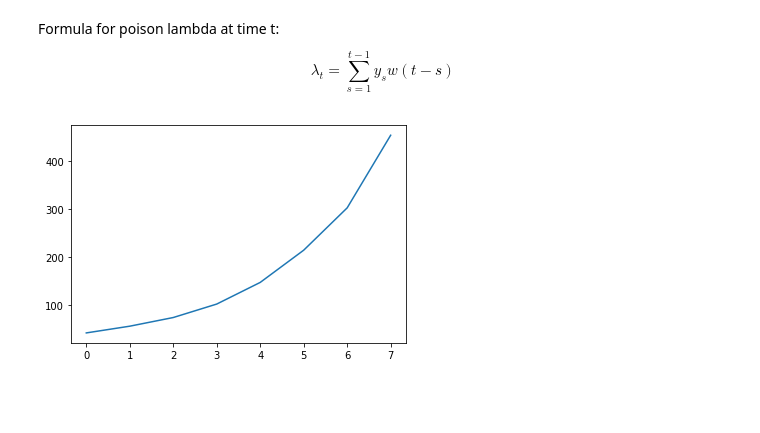
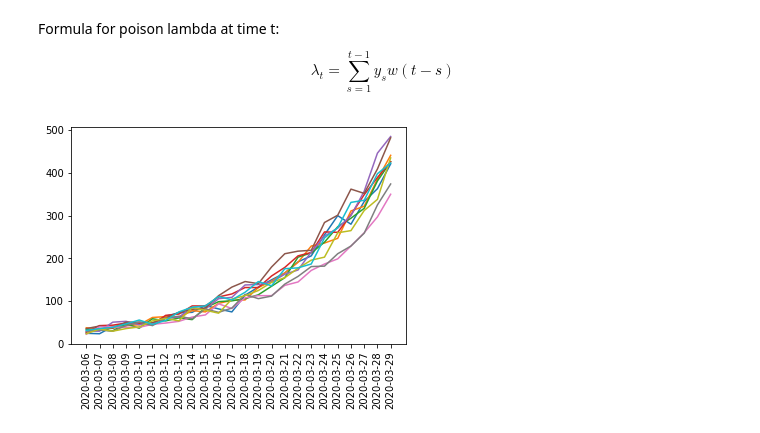
Before and after one commit to rogeriochaves/covid19-estimation-from-deaths, a Jupyter notebook: covid19.ipynb, the cells around one changed output. Drawn from its saved outputs; the diff is of its cells as text; code cells hidden in the pictures; blank space fills up the shorter version.

Commit message:
Finally reproduce R implementation

```diff
--- a/covid19.ipynb
+++ b/covid19.ipynb
@@ -30,0 +24,16 @@ plt.plot(days, [ serial_interval(n) for n in days ], label='lognorm pdf');
+# %%
+days = list(range(0, 50))
+
+# From R implementation, discrete lognorm distribution
+serial_intervals = [0.07304178, 0.1380941983, 0.1254991537, 0.1031686847, 0.0833675732, 0.0675321901,
+0.0551452103, 0.0454561453, 0.0378228034, 0.0317515990, 0.0268743872,
+0.0229180320, 0.0196790215, 0.0170044781, 0.0147784468, 0.0129120896,
+0.0113366661, 0.0099984770, 0.0088551917, 0.0078731556, 0.0070253962,
+0.0062901340, 0.0056496578, 0.0050894699, 0.0045976289, 0.0041642418,
+0.0037810675, 0.0034412056, 0.0031388501, 0.0028690930, 0.0026277681,
+0.0024113235, 0.0022167196, 0.0020413456, 0.0018829508, 0.0017395888,
+0.0016095705, 0.0014914261, 0.0013838725, 0.0012857867, 0.0011961830,
+0.0011141943, 0.0010390555, 0.0009700905, 0.0009066999, 0.0008483516,
+0.0007945720, 0.0007449388, 0.0006990746, 0.0006566419, 0.0006173378]
+
+plt.plot(days, [ serial_intervals[n] for n in days ], label='lognorm pdf');
@@ -50,20 +61,43 @@ Formula for poison lambda at time t:
 
 $$\lambda_t = \sum_{s = 1}^{t - 1} y_s w(t - s)$$
 # %%
-# Example a single death
-death = "2020-03-24"
+import datetime
+
 reproduction_number = 2
 
-probable_days_ago_onset = int(np.random.gamma(shape, rate) * 10)
-n_cases_per_day = np.random.geometric(case_fatality_ratio)
-incidences = [n_cases_per_day]
+def move_yyyy_mm_dd(dt, days):
+    return (datetime.datetime.strptime(dt, "%Y-%m-%d") + datetime.timedelta(days=days)).strftime("%Y-%m-%d")
 
-for t in range(1, probable_days_ago_onset):
-    lambda_t = sum([ incidences[s] * serial_interval(t - s) for s in range(0, t) ])
-    incidences_t = np.random.poisson(lambda_t * reproduction_number)
+def diff_yyyy_mm_dd(dt1, dt2):
+    (dt1-dt).days
 
-    incidences.append(incidences[t - 1] + incidences_t)
+# Example a single death
+def simulate_one(death, simulations=50):
+    probable_days_ago_onset = int(np.random.gamma(shape, rate) * 10)
+    n_cases_per_day = np.random.geometric(case_fatality_ratio)
+    onset_date = move_yyyy_mm_dd(death, -probable_days_ago_onset)
 
-plt.plot(incidences);
+    incidences = {
+        onset_date: n_cases_per_day
+    }
+    from_onset_to_today = (datetime.datetime.today() - datetime.datetime.strptime(onset_date, "%Y-%m-%d")).days + 1
+
+    for t in range(1, from_onset_to_today):
+        lambda_t = sum([ incidences[move_yyyy_mm_dd(onset_date, s)] * serial_intervals[min(t - s, 50)] for s in range(0, t) ])
+        incidences_t = np.random.poisson(lambda_t * reproduction_number, simulations)
+        incidences[move_yyyy_mm_dd(onset_date, t)] = incidences_t
+
+    del incidences[onset_date]
+    return incidences
+
+
+n_simulations = 10
+incidences = simulate_one("2020-03-24", simulations=n_simulations)
+days = list(incidences.keys())
+for i in range(0, n_simulations):
+    line = [ incidences[x][i] for x in days ]
+    plt.plot(days, line)
+
+plt.xticks(rotation=90);
 # %% [output]
-[figure, old version]
+[figure, new version]
```
Also changed, not shown: parts of 22 cells of this notebook, 2 other files.
